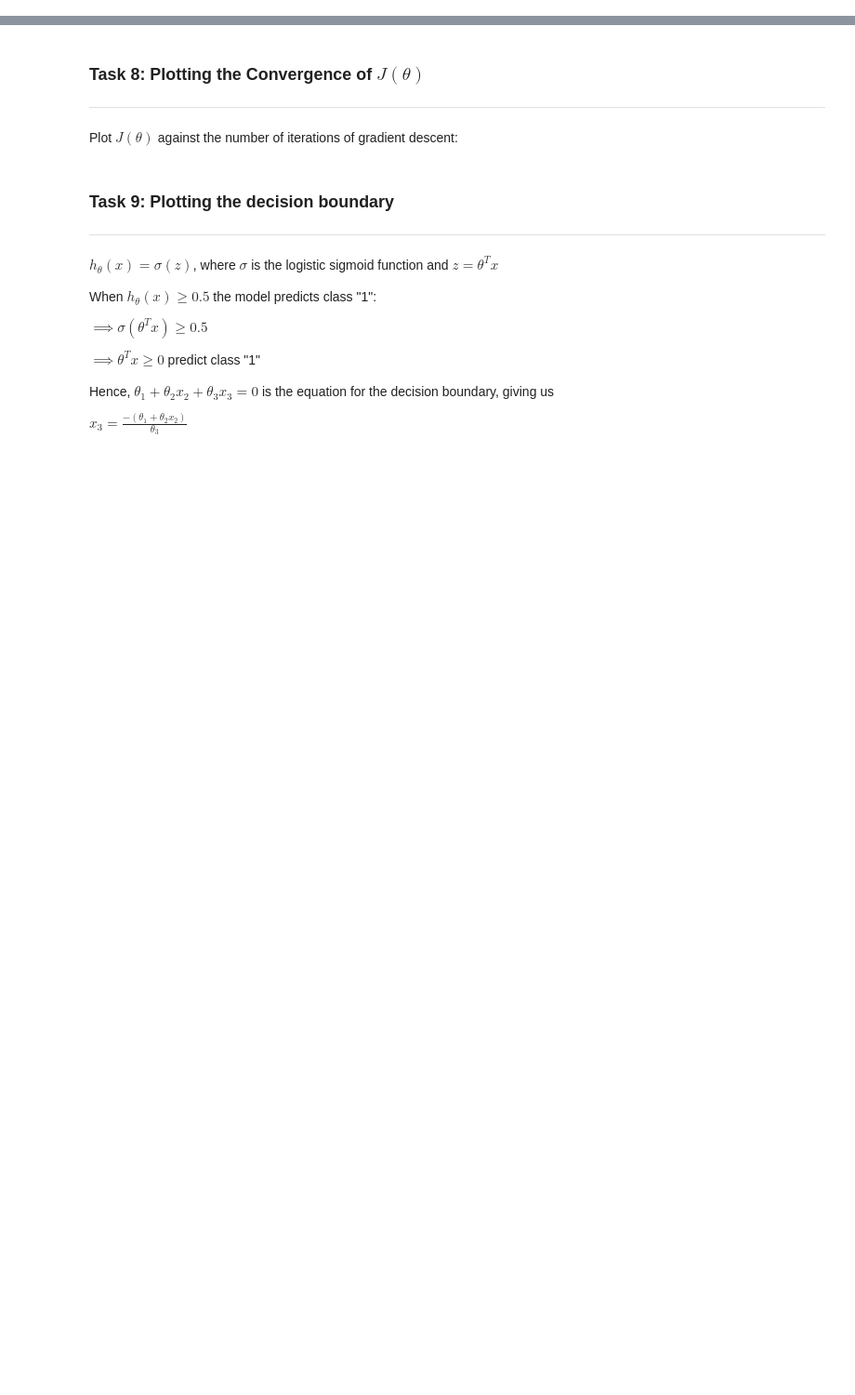
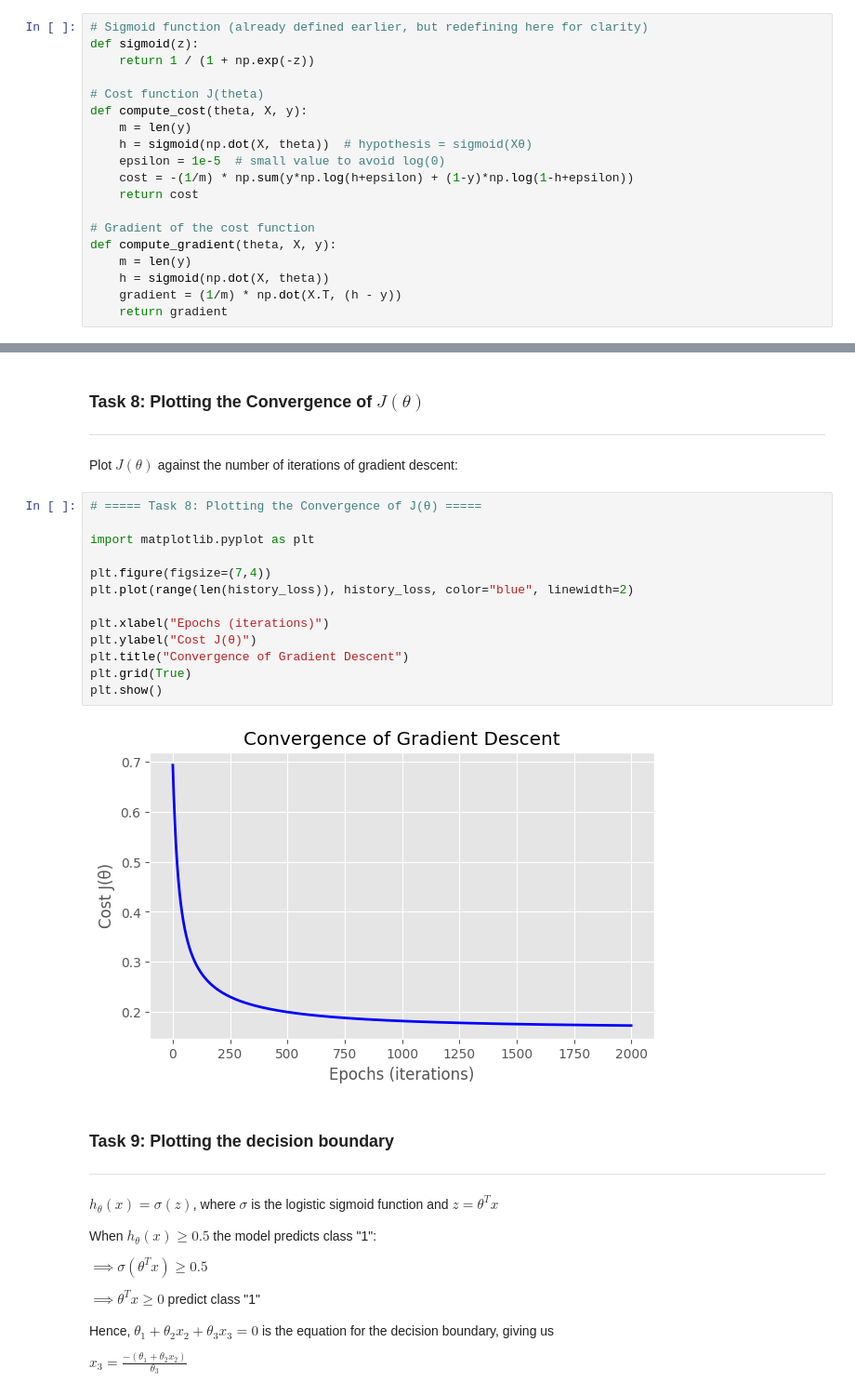
Before and after one commit to Gnana-Prudhvi-Rasamsetti/Machine-learning, a Jupyter notebook: Logistic_Regression_AP23110010542.ipynb, the cells around one changed output, grey strips where cells are left out. Shown at 93% size. Saved outputs shown, nothing was run; the diff lists cells and outputs as text; blank space fills up the shorter version.

```diff
--- a/Logistic_Regression_AP23110010542.ipynb
+++ b/Logistic_Regression_AP23110010542.ipynb
@@ -42,6 +137,25 @@ $$J(\theta) = -\frac{1}{m} \sum_{i=1}^{m} [ y^{(i)}log(h_{\theta}(x^{(i)})) + (1
 where the gradient of the cost function is given by
 
 $$ \frac{\partial J(\theta)}{\partial \theta_j} = \frac{1}{m} \sum_{i=1}^{m} (h_{\theta}(x^{(i)}) - y^{(i)})x_j^{(i)}$$
+# %%
+# Sigmoid function (already defined earlier, but redefining here for clarity)
+def sigmoid(z):
+    return 1 / (1 + np.exp(-z))
+
+# Cost function J(theta)
+def compute_cost(theta, X, y):
+    m = len(y)
+    h = sigmoid(np.dot(X, theta))  # hypothesis = sigmoid(Xθ)
+    epsilon = 1e-5  # small value to avoid log(0)
+    cost = -(1/m) * np.sum(y*np.log(h+epsilon) + (1-y)*np.log(1-h+epsilon))
+    return cost
+
+# Gradient of the cost function
+def compute_gradient(theta, X, y):
+    m = len(y)
+    h = sigmoid(np.dot(X, theta))
+    gradient = (1/m) * np.dot(X.T, (h - y))
+    return gradient
 # %% [markdown]
 ### Task 6: Cost and Gradient at Initialization
 ---
@@ -56,6 +332,21 @@ $\theta_j := \theta_j - \alpha \frac{\partial J(\theta)}{\partial \theta_j}$ (si
 ---
 # %% [markdown]
 Plot $J(\theta)$ against the number of iterations of gradient descent:
+# %%
+# ===== Task 8: Plotting the Convergence of J(θ) =====
+
+import matplotlib.pyplot as plt
+
+plt.figure(figsize=(7,4))
+plt.plot(range(len(history_loss)), history_loss, color="blue", linewidth=2)
+
+plt.xlabel("Epochs (iterations)")
+plt.ylabel("Cost J(θ)")
+plt.title("Convergence of Gradient Descent")
+plt.grid(True)
+plt.show()
+# %% [output]
+[figure, added]
 # %% [markdown]
 ### Task 9: Plotting the decision boundary
 ---
```
Also changed, not shown: parts of 9 cells of this notebook.
